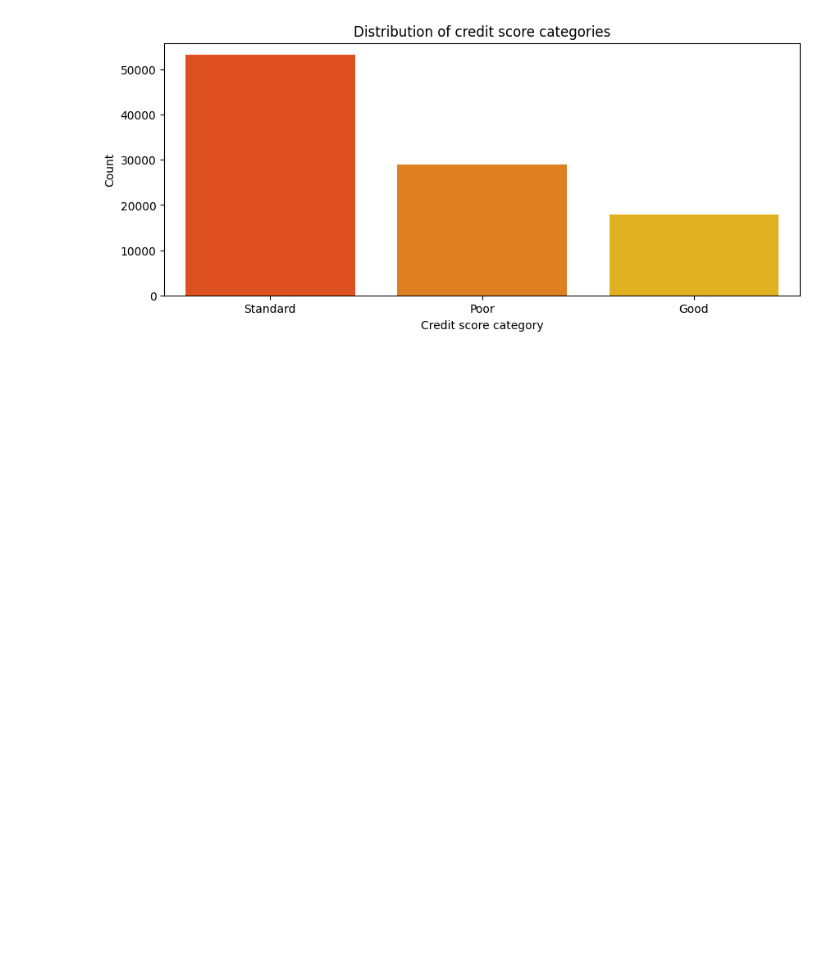
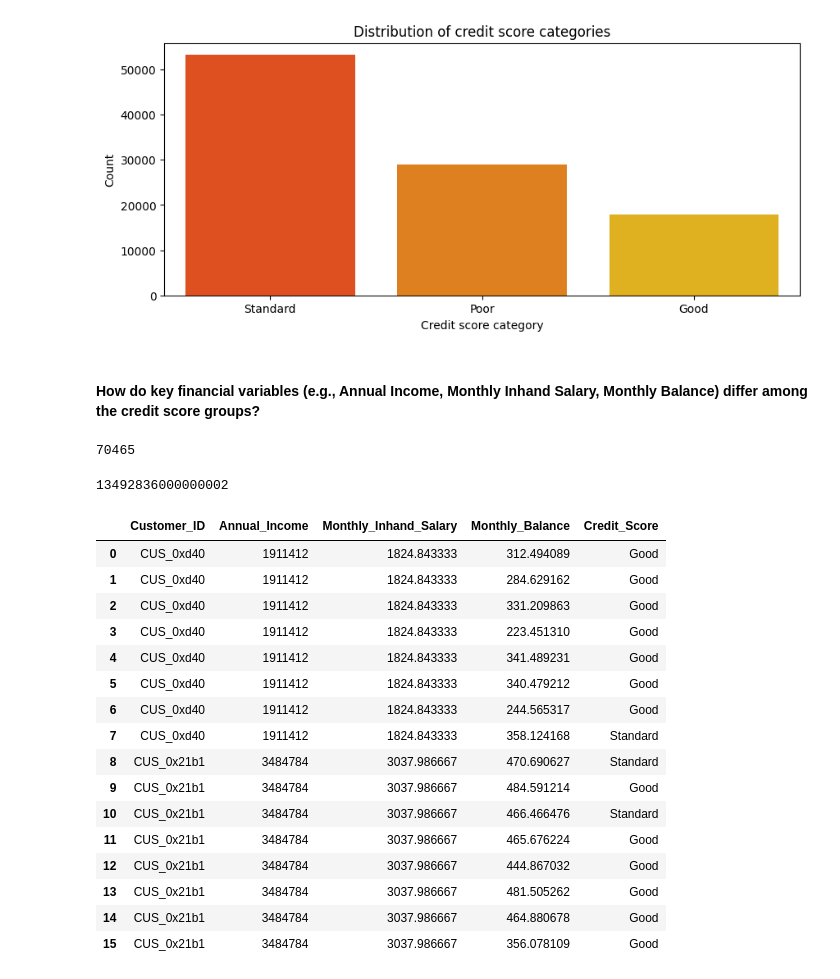
Before and after one commit to Darknight47/Data-Science-Projects-03, a Jupyter notebook: Credit_Scoring_Segmentation.ipynb, the cells around one changed output. Cells and saved outputs as stored; diff of their text form; code cells hidden in the pictures; blank space fills up the shorter version.

```diff
--- a/Credit_Scoring_Segmentation.ipynb
+++ b/Credit_Scoring_Segmentation.ipynb
@@ -453,3 +468,33 @@ plt.ylabel("Count")
 plt.show()
 # %% [output]
 [figure]
+# %% [markdown]
+#### How do key financial variables (e.g., Annual Income, Monthly Inhand Salary, Monthly Balance) differ among the credit score groups?
+# %%
+dataset_cpy['Annual_Income'].min()
+# %% [output]
+70465
+# %%
+dataset_cpy['Annual_Income'].max()
+# %% [output]
+13492836000000002
+# %%
+dataset_cpy[['Customer_ID', 'Annual_Income', 'Monthly_Inhand_Salary', 'Monthly_Balance', 'Credit_Score']].head(16)
+# %% [output]
+|  | Customer_ID | Annual_Income | Monthly_Inhand_Salary | Monthly_Balance | Credit_Score |
+| 0 | CUS_0xd40 | 1911412 | 1824.843333 | 312.494089 | Good |
+| 1 | CUS_0xd40 | 1911412 | 1824.843333 | 284.629162 | Good |
+| 2 | CUS_0xd40 | 1911412 | 1824.843333 | 331.209863 | Good |
+| 3 | CUS_0xd40 | 1911412 | 1824.843333 | 223.451310 | Good |
+| 4 | CUS_0xd40 | 1911412 | 1824.843333 | 341.489231 | Good |
+| 5 | CUS_0xd40 | 1911412 | 1824.843333 | 340.479212 | Good |
+| 6 | CUS_0xd40 | 1911412 | 1824.843333 | 244.565317 | Good |
+| 7 | CUS_0xd40 | 1911412 | 1824.843333 | 358.124168 | Standard |
+| 8 | CUS_0x21b1 | 3484784 | 3037.986667 | 470.690627 | Standard |
+| 9 | CUS_0x21b1 | 3484784 | 3037.986667 | 484.591214 | Good |
+| 10 | CUS_0x21b1 | 3484784 | 3037.986667 | 466.466476 | Standard |
+| 11 | CUS_0x21b1 | 3484784 | 3037.986667 | 465.676224 | Good |
+| 12 | CUS_0x21b1 | 3484784 | 3037.986667 | 444.867032 | Good |
+| 13 | CUS_0x21b1 | 3484784 | 3037.986667 | 481.505262 | Good |
+| 14 | CUS_0x21b1 | 3484784 | 3037.986667 | 464.880678 | Good |
+| 15 | CUS_0x21b1 | 3484784 | 3037.986667 | 356.078109 | Good |
```
Also changed, not shown: parts of 6 cells of this notebook.
